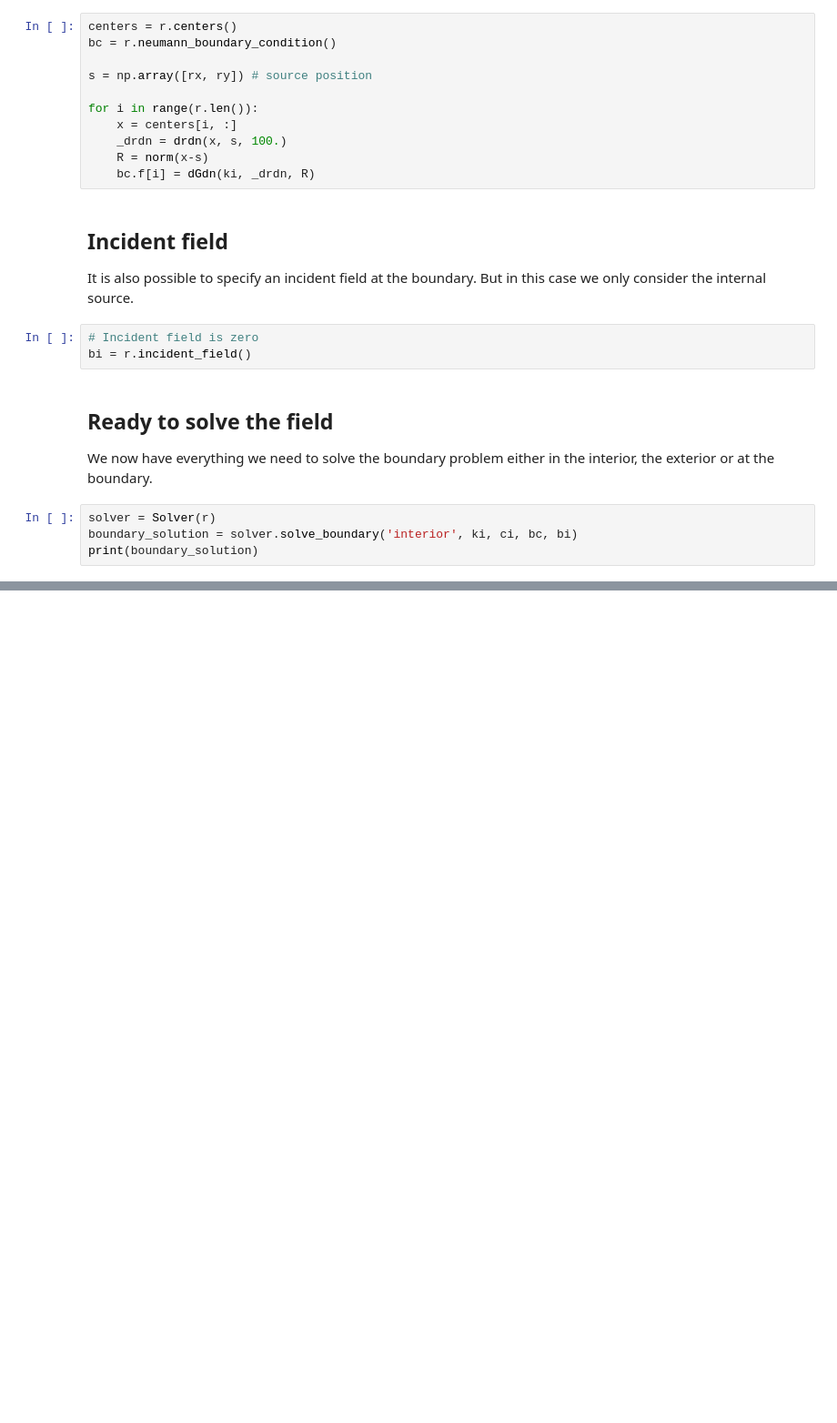
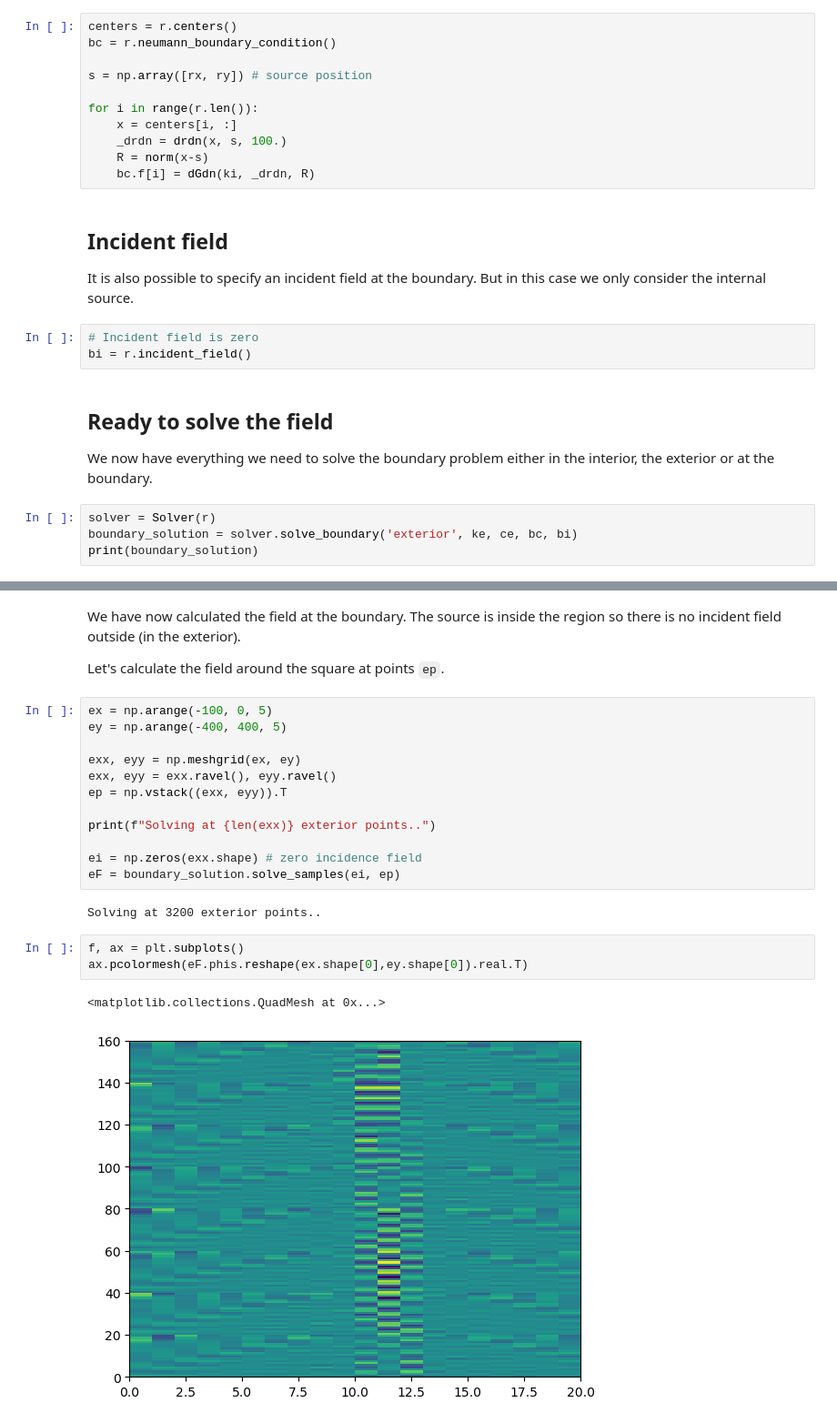
Before and after one commit to gauteh/ohbemn, a Jupyter notebook: examples/Stages of a simulation.ipynb, the cells around one changed output, grey strips where cells are left out. Shown: that part at 91% size. Cells and saved outputs as stored; diff of their text form; blank space fills up the shorter version.

Commit message:
testing exterior, no idea if this is working yet.

```diff
--- a/examples/Stages of a simulation.ipynb
+++ b/examples/Stages of a simulation.ipynb
@@ -143,6 +143,6 @@ bi = r.incident_field()
 We now have everything we need to solve the boundary problem either in the interior, the exterior or at the boundary.
 # %%
 solver = Solver(r)
-boundary_solution = solver.solve_boundary('interior', ki, ci, bc, bi)
+boundary_solution = solver.solve_boundary('exterior', ke, ce, bc, bi)
 print(boundary_solution)
 # %% [output]
@@ -165,0 +166,24 @@ n1 (-0.010209477506577969-0.02278074435889721j) [-0.00729789+0.00327064j]
+# %% [markdown]
+We have now calculated the field at the boundary. The source is inside the region so there is no incident field outside (in the exterior).
+
+Let's calculate the field around the square at points `ep`.
+# %%
+ex = np.arange(-100, 0, 5)
+ey = np.arange(-400, 400, 5)
+
+exx, eyy = np.meshgrid(ex, ey)
+exx, eyy = exx.ravel(), eyy.ravel()
+ep = np.vstack((exx, eyy)).T
+
+print(f"Solving at {len(exx)} exterior points..")
+
+ei = np.zeros(exx.shape) # zero incidence field
+eF = boundary_solution.solve_samples(ei, ep)
+# %% [output]
+Solving at 3200 exterior points..
+# %%
+f, ax = plt.subplots()
+ax.pcolormesh(eF.phis.reshape(ex.shape[0],ey.shape[0]).real.T)
+# %% [output]
+<matplotlib.collections.QuadMesh at 0x...>
+[figure, added]
```
Also changed, not shown: parts of 1 cell of this notebook, 1 other file.
